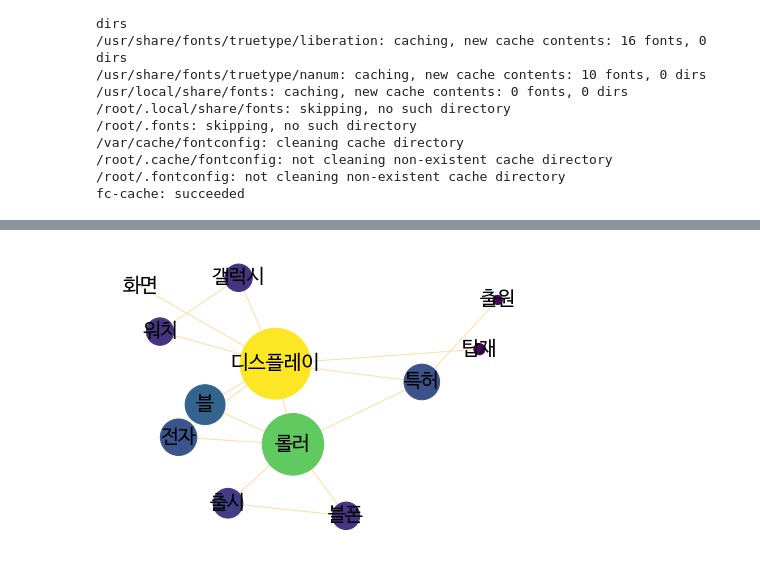
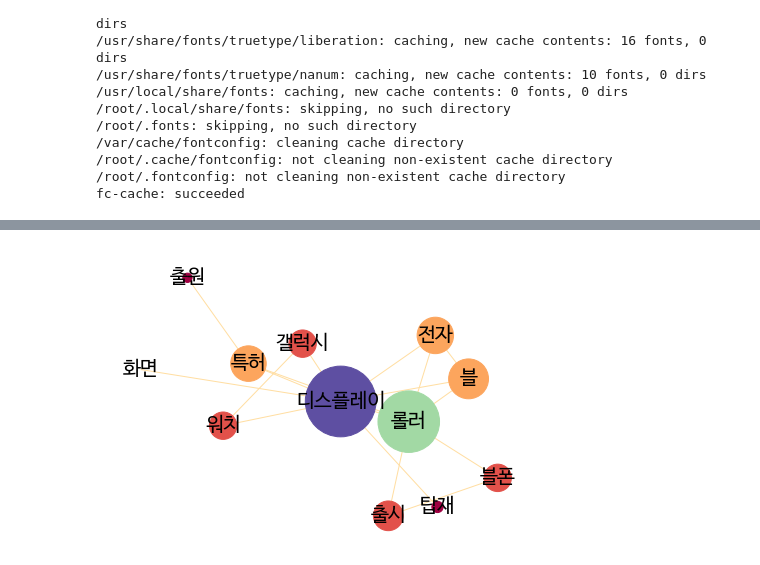
Before and after one commit to CSID-DGU/2022-2-OSSProj-KKJ-5, a Jupyter notebook: ML/NETWORK_GRAPH_df.ipynb, the cells around one changed output, grey strips where cells are left out. Cells and saved outputs as stored; diff of their text form; code cells hidden in the pictures.

Commit message:
change color

```diff
--- a/ML/NETWORK_GRAPH_df.ipynb
+++ b/ML/NETWORK_GRAPH_df.ipynb
@@ -237,6 +238,12 @@ for x in range(9):
 ('블폰', 0.060293051461920696)
 ('갤럭시', 0.06024108028681277)
 ('워치', 0.06024108028681277)
+# %%
+
+d = dict(G.degree)
+low, *_, high = sorted(d.values())
+norm = mpl.colors.Normalize(vmin=low, vmax=high, clip=True)
+mapper = mpl.cm.ScalarMappable(norm=norm, cmap=mpl.cm.Spectral)
 # %%
 options = {
      'edge_color': '#FFDEA2',
@@ -249,8 +256,8 @@ nsize = np.array([v for v in pr.values()])
 nsize = 5000 * (nsize - min(nsize)) / (max(nsize) - min(nsize))
 # %%
 nx.draw(G, node_size=nsize, pos=nx.spring_layout(G, k=3.5, iterations=100), **options, font_family='NanumBarunGothic', font_size =20,
-        node_color=list(pr.values()))  # font_family로 폰트 등록
-
+      node_color=[mapper.to_rgba(i)
+                    for i in d.values()] )  # font_family로 폰트 등록
 plt.show()
 # %% [output]
-[figure, old version]
+[figure, new version]
```
Also changed, not shown: parts of 8 cells of this notebook.
